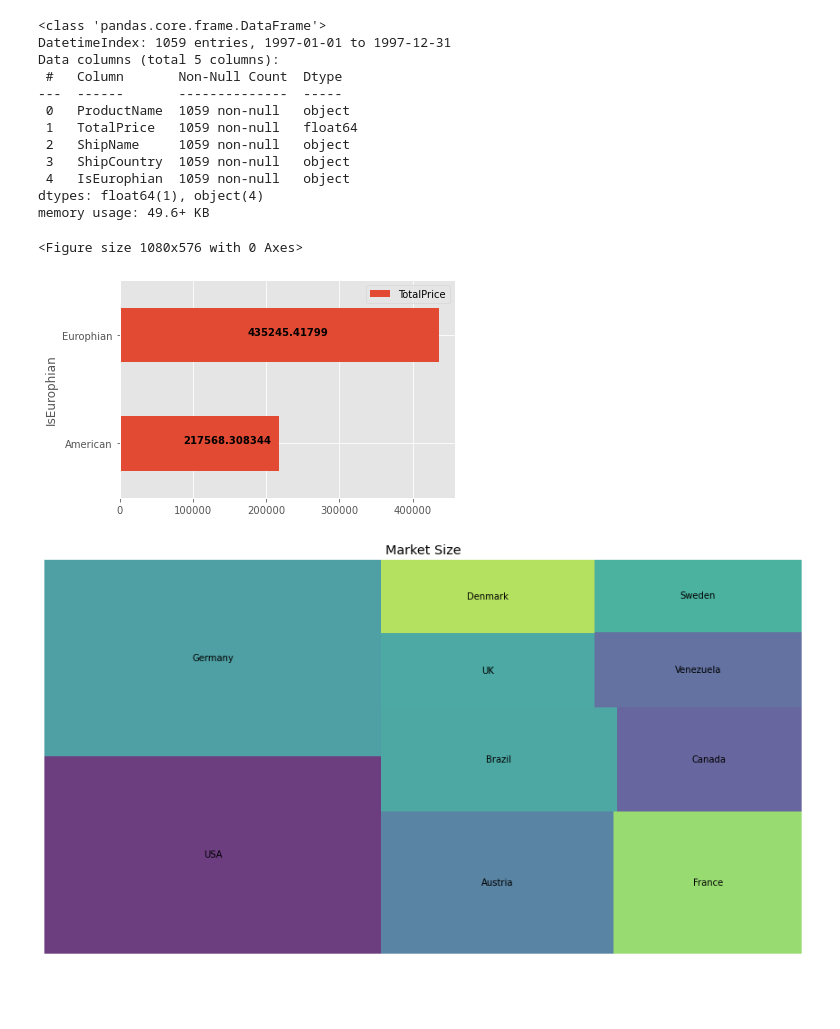
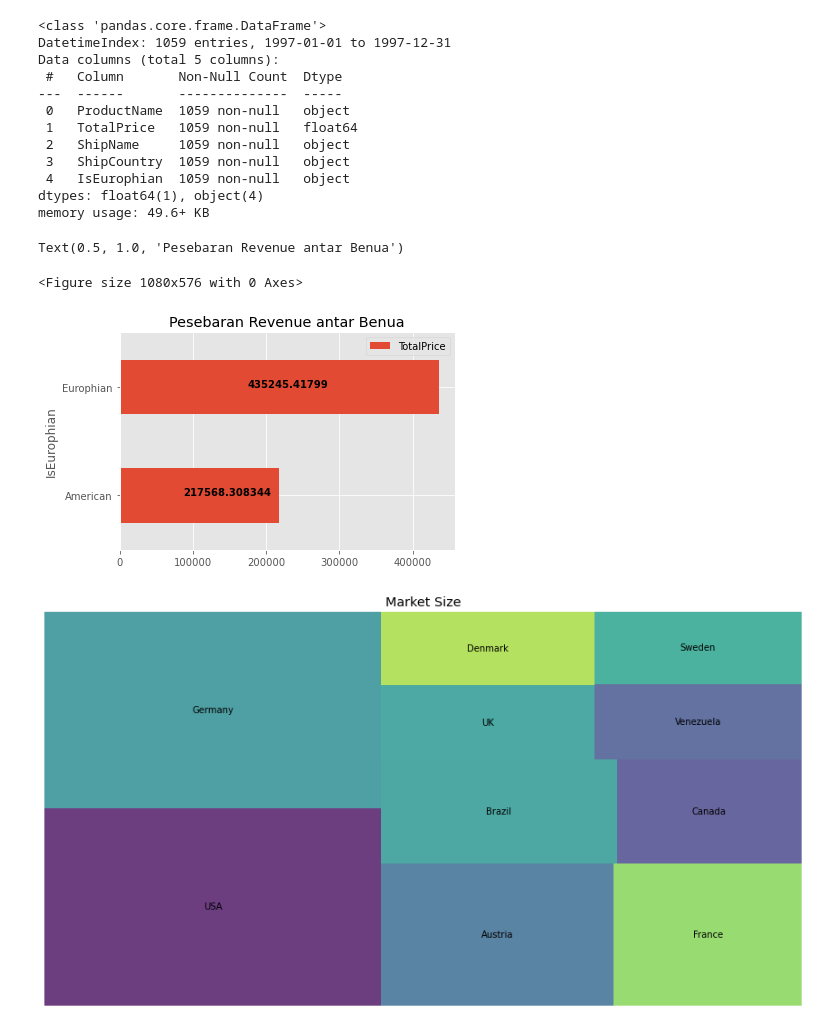
Before and after one commit to abilcode/dsls, a Jupyter notebook: de_minicase/case/eda/eda.ipynb, the cells around one changed output. Drawn from its saved outputs; the diff is of its cells as text; code cells hidden in the pictures; blank space fills up the shorter version.

```diff
--- a/de_minicase/eda/eda.ipynb
+++ b/de_minicase/case/eda/eda.ipynb
@@ -272,12 +274,15 @@ memory usage: 49.6+ KB
 # %%
 plt.figure(figsize=(15, 8))
 data = data_customer.groupby("IsEurophian").agg({"TotalPrice":"sum"}).TotalPrice
 ax = data_customer.groupby("IsEurophian").agg({"TotalPrice":"sum"}).plot(kind="barh")
 for i, v in enumerate(data):
     ax.text(v/2.-v/10 , i  , str(v), color='black', fontweight='bold')
+
+plt.title('Pesebaran Revenue antar Benua')
 # %% [output]
-<Figure size 1080x576 with 0 Axes>
+Text(0.5, 1.0, 'Pesebaran Revenue antar Benua')
+<Figure size 1080x576 with 0 Axes>
-[figure, old version]
+[figure, new version]
 # %%
 per_country = data_customer.groupby("ShipCountry").agg({"TotalPrice":"sum"}).sort_values(by="TotalPrice",ascending=False).reset_index()
 # %%
```
Also changed, not shown: parts of 1 cell of this notebook, 31 other files.
